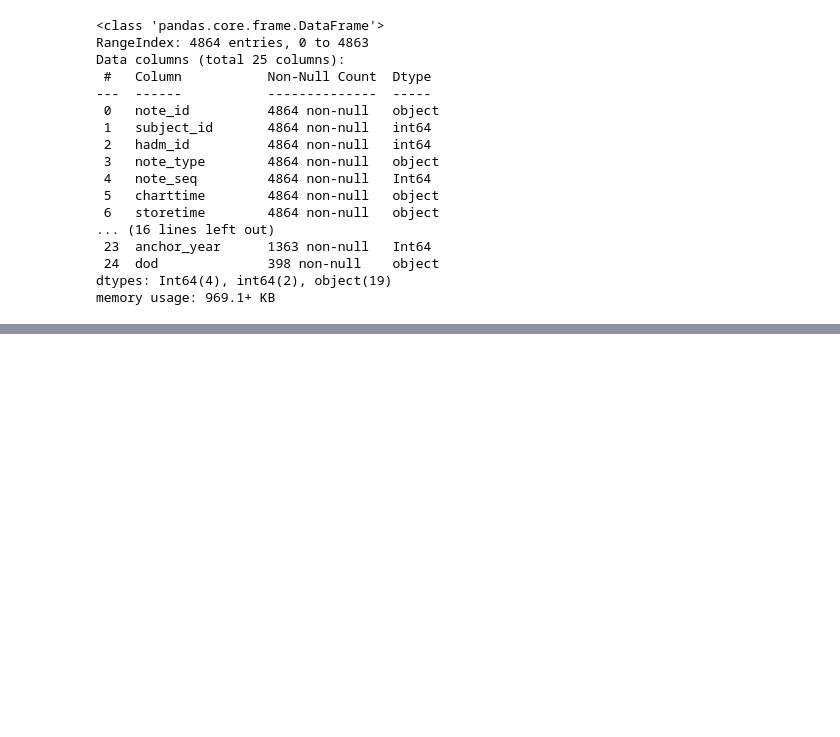
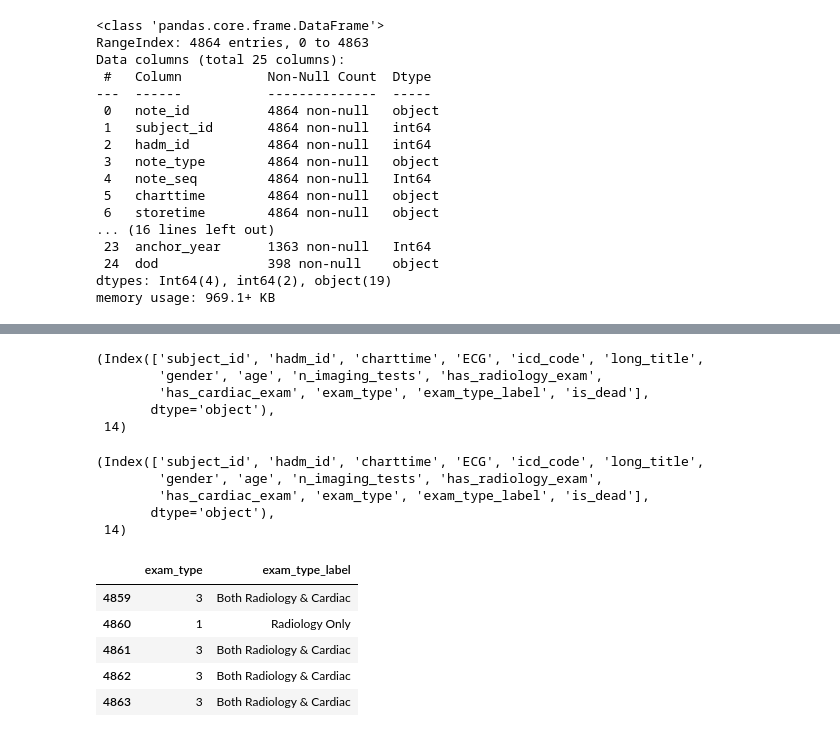
Before and after one commit to alexandermittet/Data_Analytics_for_Health_UniPi, a Jupyter notebook: code/1.1 df1 heart.ipynb, the cells around one changed output, grey strips where cells are left out. Saved outputs shown, nothing was run; the diff lists cells and outputs as text; code cells hidden in the pictures; blank space fills up the shorter version.

```diff
--- a/code/1.1 df1 heart.ipynb
+++ b/code/1.1 df1 heart.ipynb
@@ -1807,0 +2855,29 @@ memory usage: 969.1+ KB
+# %%
+df_slim.columns, len(df_slim.columns)
+# %% [output]
+(Index(['subject_id', 'hadm_id', 'charttime', 'ECG', 'icd_code', 'long_title',
+        'gender', 'age', 'n_imaging_tests', 'has_radiology_exam',
+        'has_cardiac_exam', 'exam_type', 'exam_type_label', 'is_dead'],
+       dtype='object'),
+ 14)
+# %%
+# DROP: 'note_id', 'note_type', 'note_seq', 'subject_id_dx', 'storetime', 'HPI', 'physical_exam', 'chief_complaint', 'invasions', 'X-ray', 'CT', 'Ultrasound', 'CATH', 'MRI', 'reports', 'subject_id_dx',  'anchor_year', 'dod', 'has_x-ray', 'has_ct', 'has_ultrasound', 'has_cath', 'has_ecg', 'has_mri', 'age_group'
+
+# keep 'subject_id', 'hadm_id' , icd_code, 'ECG' (for later task 3), charttime
+df_slim.drop(columns=[ 'note_id', 'note_type', 'note_seq', 'subject_id_dx', 'storetime', 'HPI', 'physical_exam', 'chief_complaint', 'invasions', 'X-ray', 'CT', 'Ultrasound', 'CATH', 'MRI', 'reports', 'subject_id_dx',  'anchor_year', 'dod', 'has_x-ray', 'has_ct', 'has_ultrasound', 'has_cath', 'has_ecg', 'has_mri', 'age_group'], inplace=True)
+df_slim.columns, len(df_slim.columns)
+# %% [output]
+(Index(['subject_id', 'hadm_id', 'charttime', 'ECG', 'icd_code', 'long_title',
+        'gender', 'age', 'n_imaging_tests', 'has_radiology_exam',
+        'has_cardiac_exam', 'exam_type', 'exam_type_label', 'is_dead'],
+       dtype='object'),
+ 14)
+# %%
+df_slim[['exam_type', 'exam_type_label']].tail()
+# %% [output]
+|  | exam_type | exam_type_label |
+| 4859 | 3 | Both Radiology & Cardiac |
+| 4860 | 1 | Radiology Only |
+| 4861 | 3 | Both Radiology & Cardiac |
+| 4862 | 3 | Both Radiology & Cardiac |
+| 4863 | 3 | Both Radiology & Cardiac |
```
Also changed, not shown: parts of 26 cells of this notebook, 10 other files.
